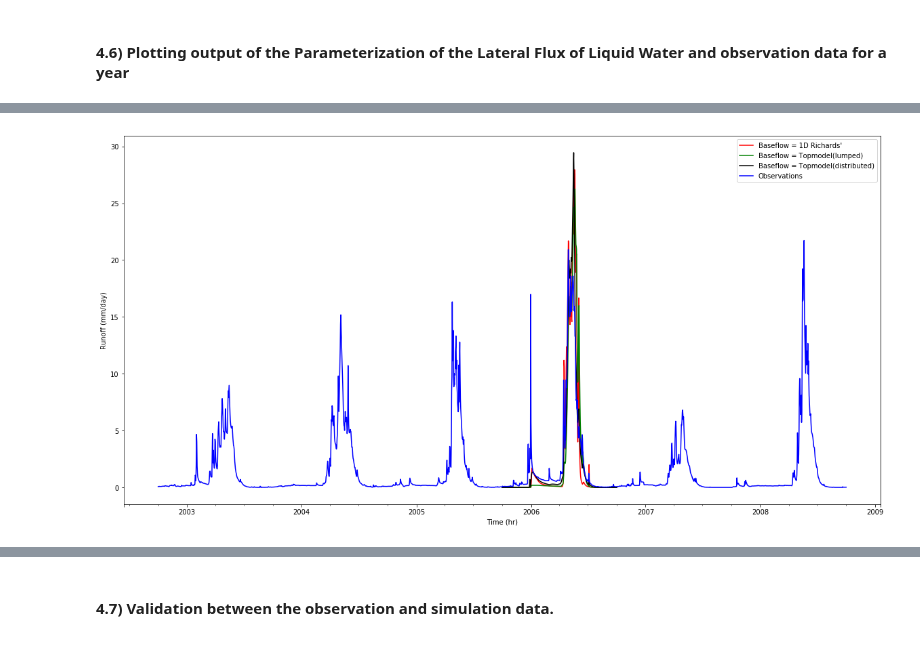
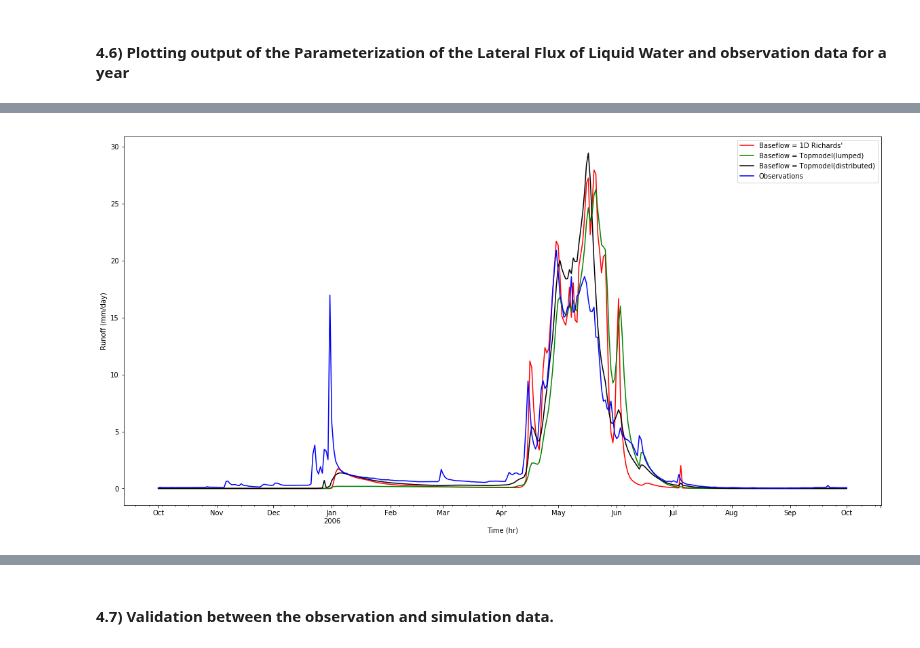
Before and after one commit to UW-Hydro/pysumma, a Jupyter notebook: sopron_2018_notebooks/pySUMMA_Demo_Example_Fig9_Using_TestCase_from_Hydroshare.ipynb, the cells around one changed output, grey strips where cells are left out. Cells and saved outputs as stored; diff of their text form; code cells hidden in the pictures.

```diff
--- a/sopron_2018_notebooks/pySUMMA_Demo_Example_Fig9_Using_TestCase_from_Hydroshare.ipynb
+++ b/sopron_2018_notebooks/pySUMMA_Demo_Example_Fig9_Using_TestCase_from_Hydroshare.ipynb
@@ -481,17 +481,17 @@ jtplot.figsize(x=20, y=10)
 # %%
 df_filt = df.loc["2005-10-01":"2006-10-01"]
 # select label
 df_filt.columns = ['Observations']
 # resample data by the average daily from hourly
 obs_streamflow_daily1 = df_filt.resample("D").mean()
 # set x index accoording to the change of time step
-obs_date = obs_streamflow_daily.index
-graph_runoff = pd.concat([Runoff_Combine.loc["2005-10-01":"2006-10-01"], obs_streamflow_daily], 1)
+obs_date = obs_streamflow_daily1.index
+graph_runoff = pd.concat([Runoff_Combine.loc["2005-10-01":"2006-10-01"], obs_streamflow_daily1], 1)
 runoff_graph = graph_runoff.plot(color=['red', 'green', 'black', 'blue'])
 runoff_graph.set(xlabel='Time (hr)', ylabel='Runoff (mm/day)')
 jtplot.figsize(x=20, y=10)
 # %% [output]
-[figure, old version]
+[figure, new version]
 # %%
 df_filt = df.loc["2006-10-01":"2007-10-01"]
 # select label
```
Also changed, not shown: parts of 8 cells of this notebook, 1 other file.
